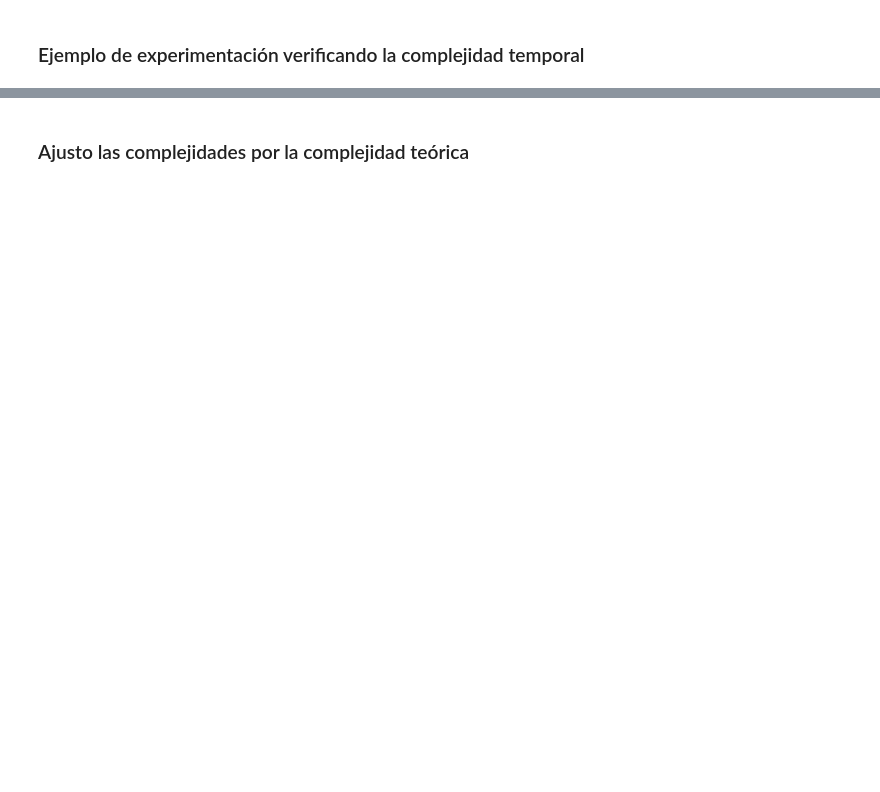
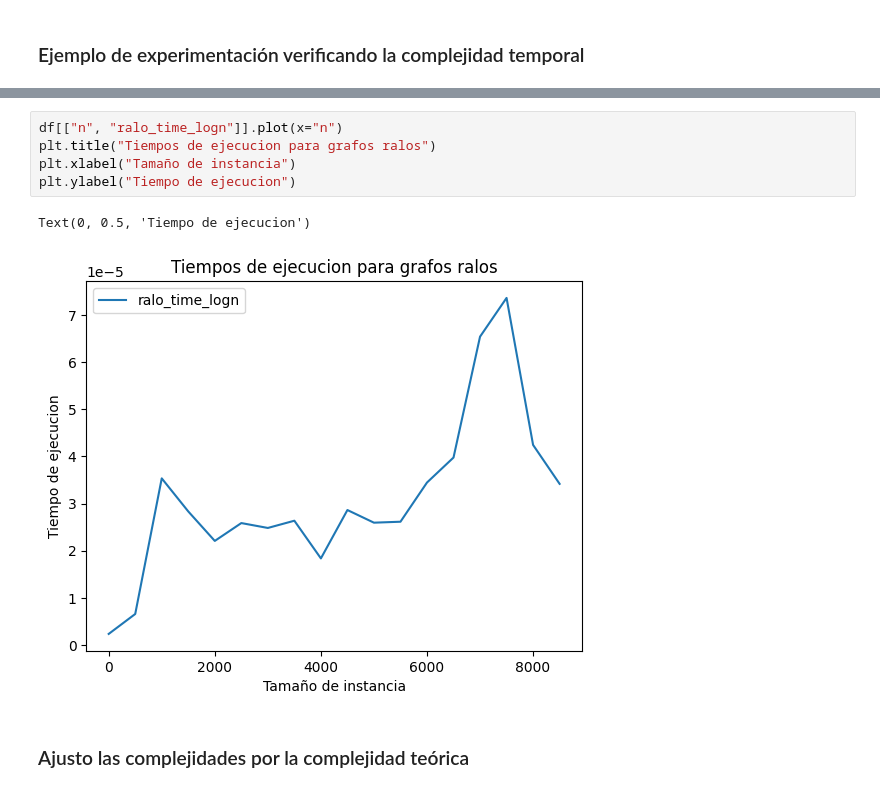
Before and after one commit to JoaquinPolonuer/algo3, a Jupyter notebook: tp3/experimentacion/Experimentacion.ipynb, the cells around one changed output, grey strips where cells are left out. Drawn from its saved outputs; the diff is of its cells as text; blank space fills up the shorter version.

```diff
--- a/tp3/experimentacion/Experimentacion.ipynb
+++ b/tp3/experimentacion/Experimentacion.ipynb
@@ -31,2 +30,10 @@ Text(0, 0.5, 'Tiempo de ejecucion')
+# %%
+df[["n", "ralo_time_logn"]].plot(x="n")
+plt.title("Tiempos de ejecucion para grafos ralos")
+plt.xlabel("Tamaño de instancia")
+plt.ylabel("Tiempo de ejecucion")
+# %% [output]
+Text(0, 0.5, 'Tiempo de ejecucion')
+[figure, added]
 # %% [markdown]
 ### Ajusto las complejidades por la complejidad teórica
```
Also changed, not shown: parts of 17 cells of this notebook, 3 other files.
